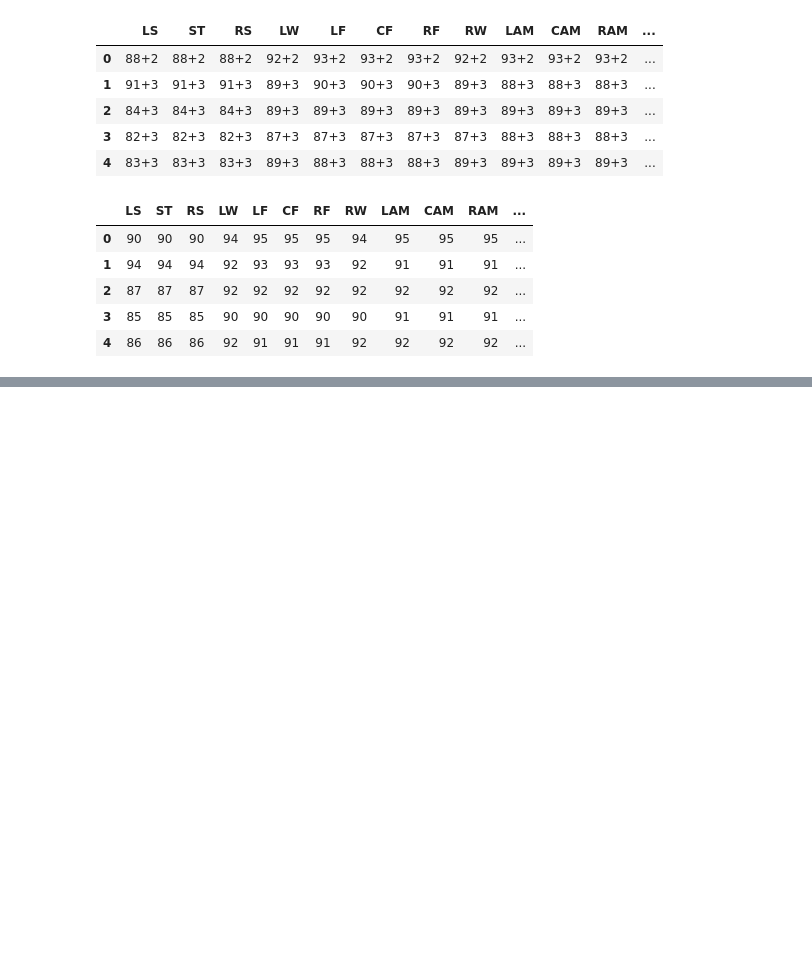
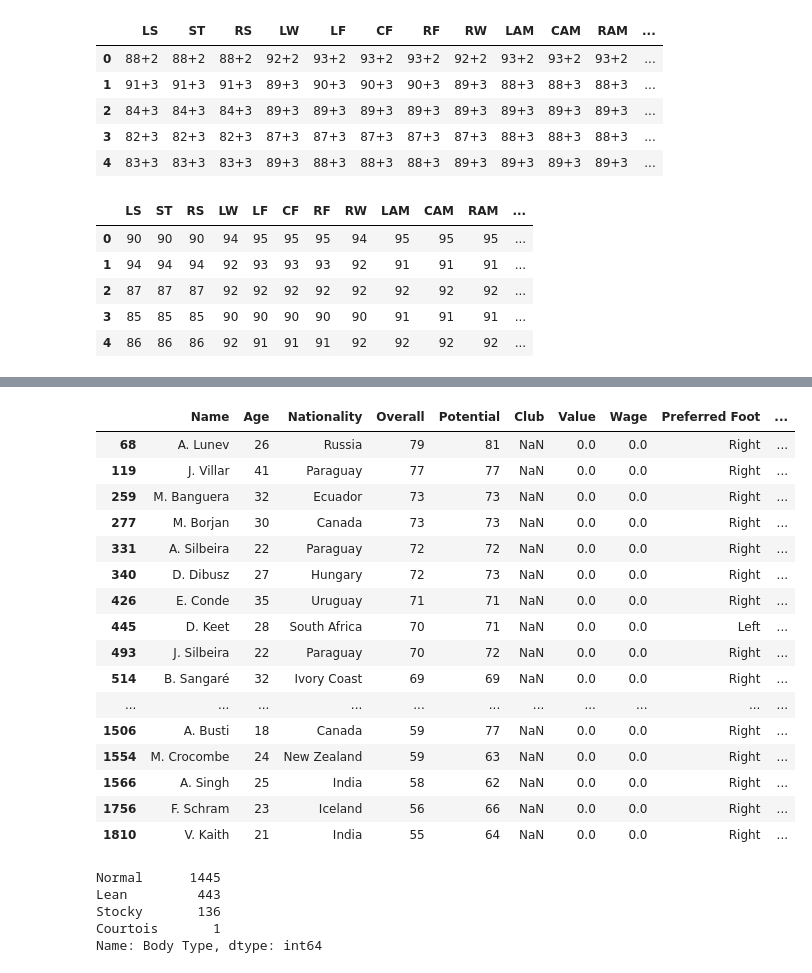
Before and after one commit to ChristoRay/ChrisPortofolioForDS, a Jupyter notebook: Fifa_19.ipynb, the cells around one changed output, grey strips where cells are left out. Cells and saved outputs as stored; diff of their text form; code cells hidden in the pictures; blank space fills up the shorter version.

```diff
--- a/Fifa_19.ipynb
+++ b/Fifa_19.ipynb
@@ -638,0 +709,9 @@ df_outfield.head()
+# %%
+#let's start by dropping columns that we don't need and resetting the index in this df
+df_GK.reset_index(drop=True, inplace = True)
+df_GK.drop(columns = ['Unnamed: 0', 'Special', 'Joined', 'Loaned From',
+                      'LS', 'ST', 'RS', 'LW', 'LF', 'CF', 'RF', 'RW',
+                      'LAM', 'CAM', 'RAM', 'LM', 'LCM', 'CM', 'RCM', 'RM', 'LWB', 'LDM',
+                      'CDM', 'RDM', 'RWB', 'LB', 'LCB', 'CB', 'RCB', 'RB', 'Crossing',
+                      ], inplace = True)
+df_GK.head()
@@ -658,0 +745,11 @@ memory usage: 9.1+ MB
+# %%
+# now, same as the outfield DF, we will apply the same function to these columns
+df_GK['Height'] = df_GK['Height'].apply(lambda x : ConvertHeight(x))
+
+df_GK['Weight'] = df_GK['Weight'].str[:-3].astype(float)
+df_GK['Weight'] = round(df_GK['Weight'] * 0.453592,2)
+
+df_GK['Value'] = df_GK['Value'].apply(lambda x: EuroConvert(x))
+df_GK['Wage'] = df_GK['Wage'].apply(lambda x : EuroConvert(x))
+df_GK['Release Clause'].fillna("None", inplace = True)
+df_GK['Release Clause'] = df_GK['Release Clause'].apply(lambda x : EuroConvert(x))
@@ -658,0 +786,20 @@ memory usage: 9.1+ MB
+# %%
+df_GK[df_GK['Club'].isna()]
+# %% [output]
+|  | Name | Age | Nationality | Overall | Potential | Club | Value | Wage | Preferred Foot | ... |
+| 68 | A. Lunev | 26 | Russia | 79 | 81 | NaN | 0.0 | 0.0 | Right | ... |
+| 119 | J. Villar | 41 | Paraguay | 77 | 77 | NaN | 0.0 | 0.0 | Right | ... |
+| 259 | M. Banguera | 32 | Ecuador | 73 | 73 | NaN | 0.0 | 0.0 | Right | ... |
+| 277 | M. Borjan | 30 | Canada | 73 | 73 | NaN | 0.0 | 0.0 | Right | ... |
+| 331 | A. Silbeira | 22 | Paraguay | 72 | 72 | NaN | 0.0 | 0.0 | Right | ... |
+| 340 | D. Dibusz | 27 | Hungary | 72 | 73 | NaN | 0.0 | 0.0 | Right | ... |
+| 426 | E. Conde | 35 | Uruguay | 71 | 71 | NaN | 0.0 | 0.0 | Right | ... |
+| 445 | D. Keet | 28 | South Africa | 70 | 71 | NaN | 0.0 | 0.0 | Left | ... |
+| 493 | J. Silbeira | 22 | Paraguay | 70 | 72 | NaN | 0.0 | 0.0 | Right | ... |
+| 514 | B. Sangaré | 32 | Ivory Coast | 69 | 69 | NaN | 0.0 | 0.0 | Right | ... |
+| ... | ... | ... | ... | ... | ... | ... | ... | ... | ... | ... |
+| 1506 | A. Busti | 18 | Canada | 59 | 77 | NaN | 0.0 | 0.0 | Right | ... |
+| 1554 | M. Crocombe | 24 | New Zealand | 59 | 63 | NaN | 0.0 | 0.0 | Right | ... |
+| 1566 | A. Singh | 25 | India | 58 | 62 | NaN | 0.0 | 0.0 | Right | ... |
+| 1756 | F. Schram | 23 | Iceland | 56 | 66 | NaN | 0.0 | 0.0 | Right | ... |
+| 1810 | V. Kaith | 21 | India | 55 | 64 | NaN | 0.0 | 0.0 | Right | ... |
@@ -658,0 +813,9 @@ memory usage: 9.1+ MB
+# %%
+#lets check the unique values in body type column
+df_GK['Body Type'].value_counts()
+# %% [output]
+Normal      1445
+Lean         443
+Stocky       136
+Courtois       1
+Name: Body Type, dtype: int64
```
Also changed, not shown: parts of 14 cells of this notebook.
